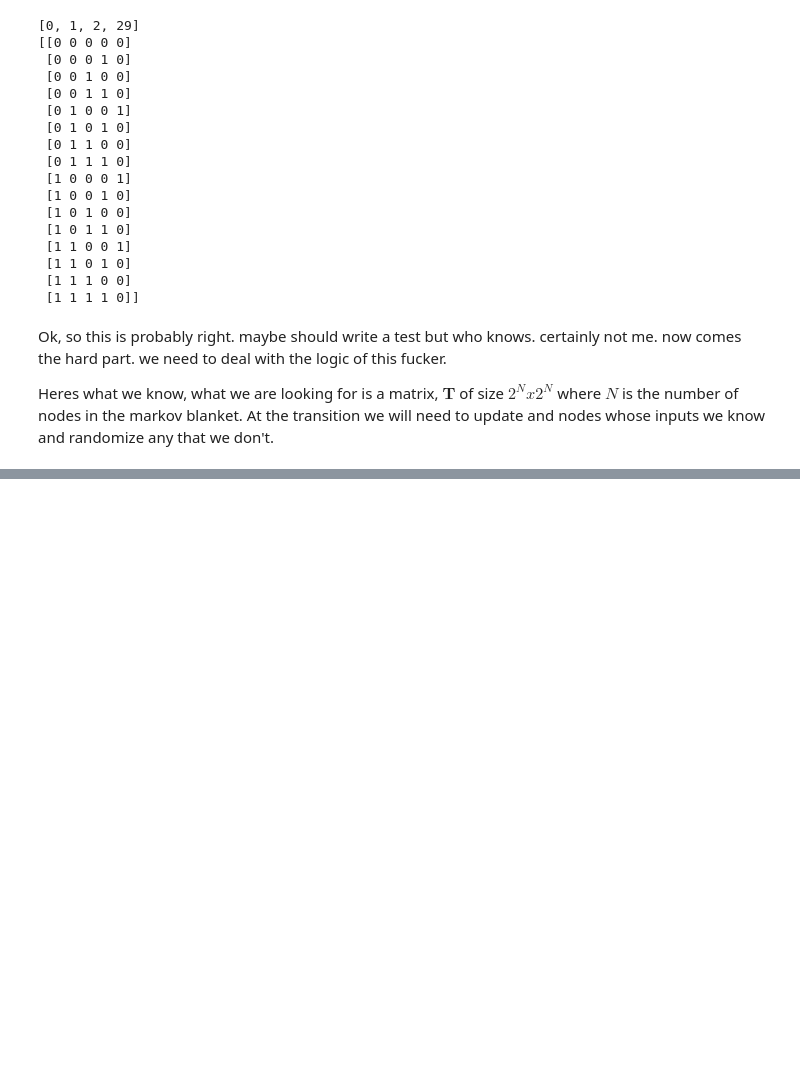
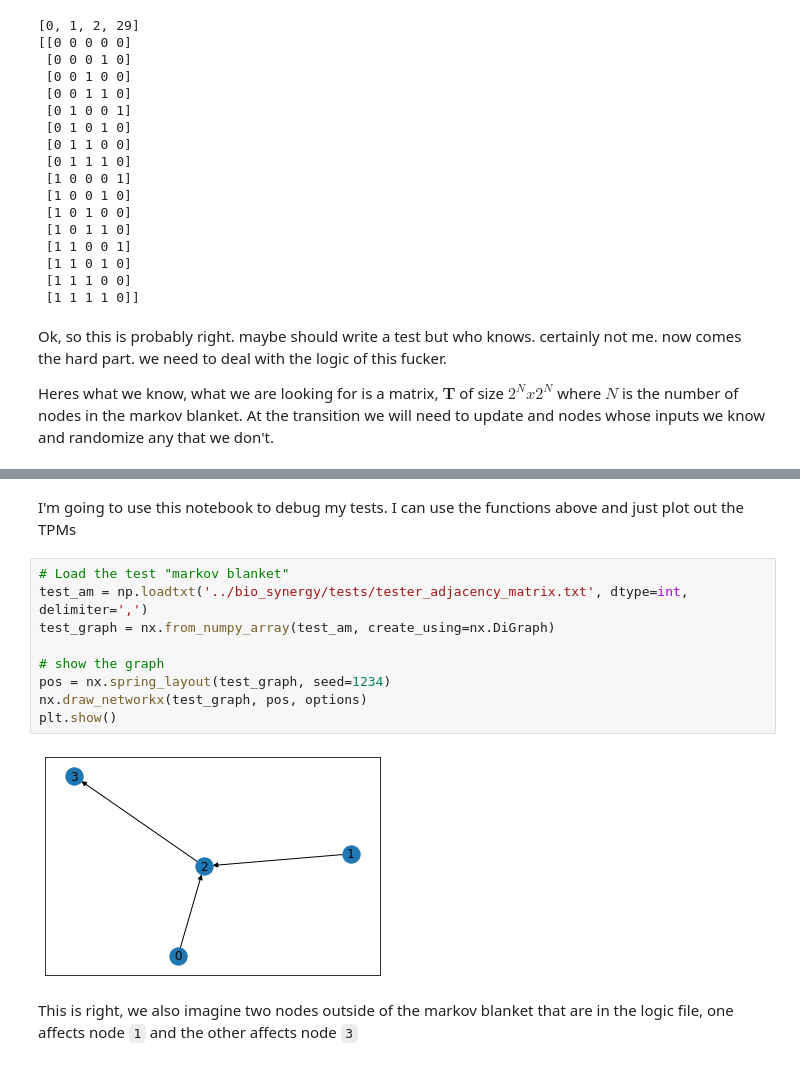
Before and after one commit to godzilla-but-nicer/bio-synergy, a Jupyter notebook: notebooks/tpm_pipeline.ipynb, the cells around one changed output, grey strips where cells are left out. Saved outputs shown, nothing was run; the diff lists cells and outputs as text; blank space fills up the shorter version.

Commit message:
breaking up tpm function in progress

```diff
--- a/notebooks/tpm_pipeline.ipynb
+++ b/notebooks/tpm_pipeline.ipynb
@@ -258,0 +253,15 @@ IndexError: too many indices for array: array is 1-dimensional, but 2 were index
+# %% [markdown]
+I'm going to use this notebook to debug my tests. I can use the functions above and just plot out the TPMs
+# %%
+# Load the test "markov blanket"
+test_am = np.loadtxt('../bio_synergy/tests/tester_adjacency_matrix.txt', dtype=int, delimiter=',')
+test_graph = nx.from_numpy_array(test_am, create_using=nx.DiGraph)
+
+# show the graph
+pos = nx.spring_layout(test_graph, seed=1234)
+nx.draw_networkx(test_graph, pos, options)
+plt.show()
+# %% [output]
+[figure, added]
+# %% [markdown]
+This is right, we also imagine two nodes outside of the markov blanket that are in the logic file, one affects node `1` and the other affects node `3`
```
Also changed, not shown: parts of 3 cells of this notebook, 2 other files.
